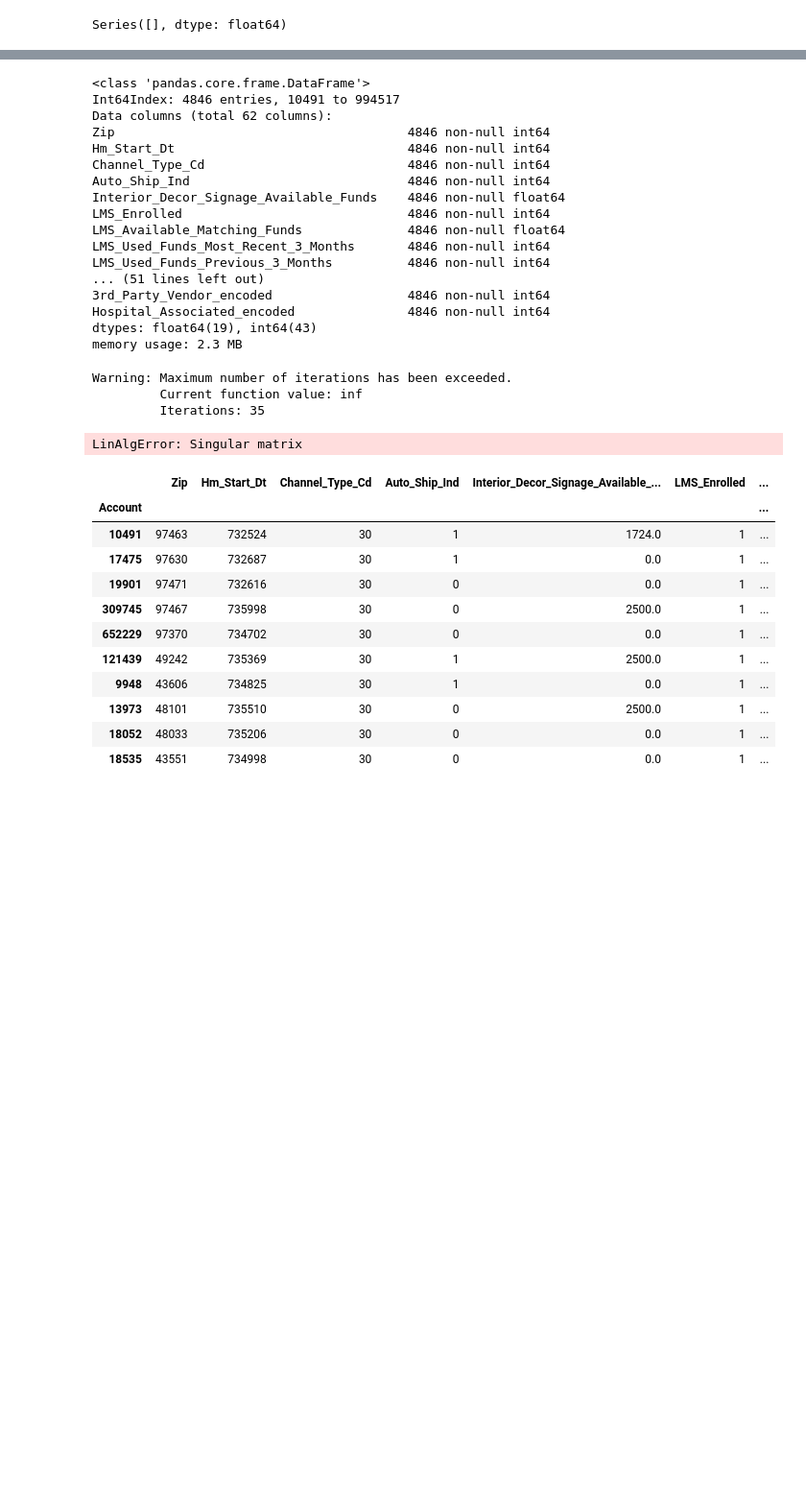
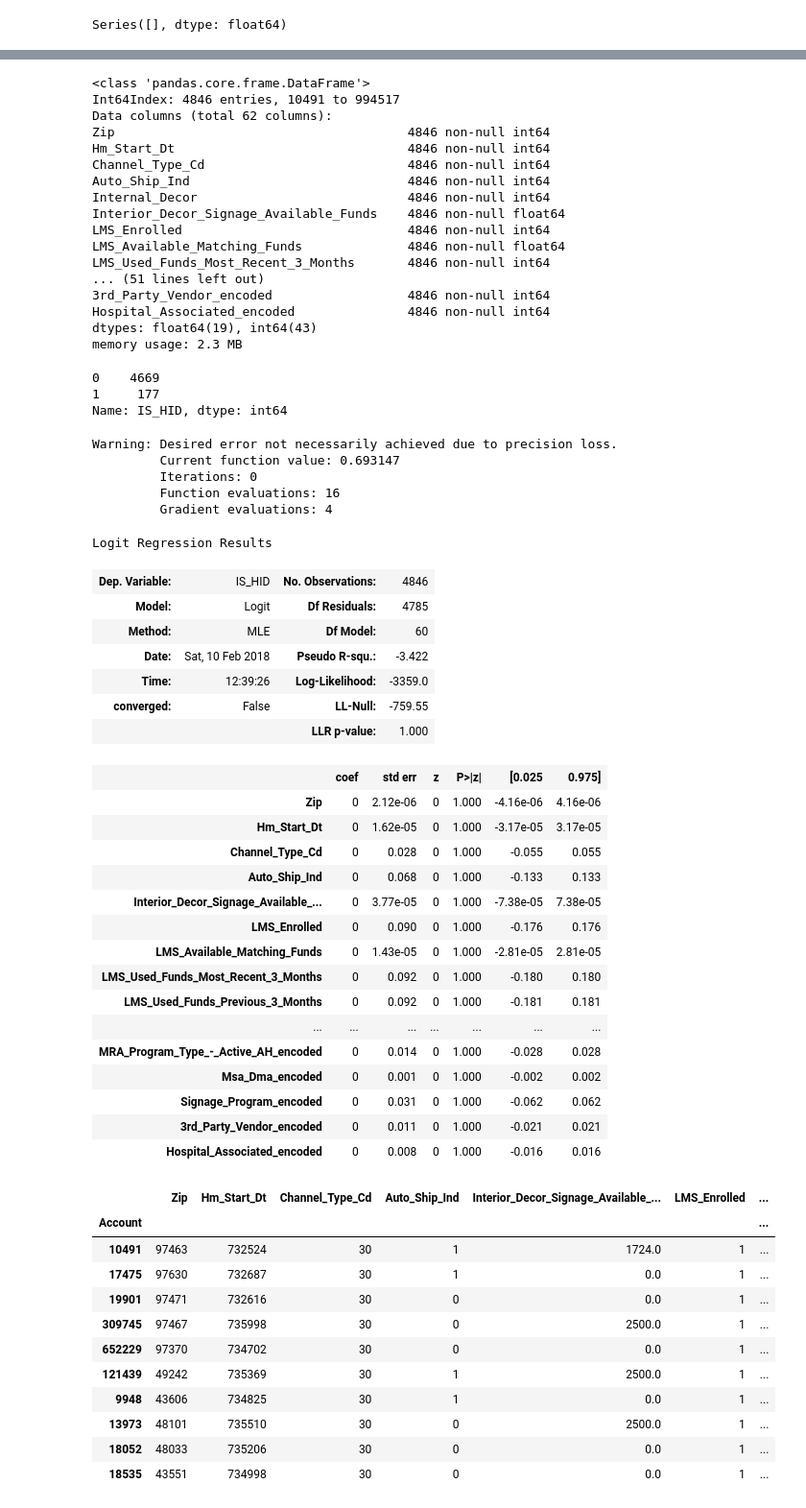
Before and after one commit to CathySoMcK/ds201_capstone, a Jupyter notebook: 340B_Initial-Copy2.ipynb, the cells around one changed output, grey strips where cells are left out. Shown at 96% size. Drawn from its saved outputs; the diff is of its cells as text; code cells hidden in the pictures; blank space fills up the shorter version.

```diff
--- a/340B_Initial-Copy2.ipynb
+++ b/340B_Initial-Copy2.ipynb
@@ -32,7 +32,7 @@ from sklearn.linear_model import LogisticRegression
 # df_raw = pd.read_excel('c:/users/elkzze1/OneDrive - McKesson Corporation/training/ds201_capstone/data/HealthMart_Performance_Data_clean.xlsx', sheet_name='Health_Mart_Store_Progam_List_c')
 # df_raw = pd.read_excel('c:/users/elkzze1/OneDrive - McKesson Corporation/training/ds201_capstone/data/HM_Master_Data_Analytics_Clean.xlsx', sheet_name='Health_Mart_Store_Progam_List_c')
 # data_path = 'c:/users/elkzze1/work/ds201_capstone_data/HM_Master_Data_Analytics_Clean.xlsx'
-df_raw = pd.read_excel('c:/users/elkzze1/OneDrive - McKesson Corporation/training/ds201_capstone/data/HM_Master_Data_Analytics_Clean.xlsx', sheet_name='Health_Mart_Store_Progam_List_c', index_col=0)
+df_raw = pd.read_excel('C:/Users/ekvtjdx/MacroHelix/data/HM_Master_Data_Analytics_Clean.xlsx', sheet_name='Health_Mart_Store_Progam_List_c', index_col=0)
 df_raw.head()
 # %% [output]
 |  | Nabp_Ncpdp | Npi_Num | Dea_Num | Target | Store_Name | Address-Delivery | City-Delivery | ST | Zip | ... |
@@ -293,11 +298,11 @@ Zip                                       4846 non-null int64
 Hm_Start_Dt                               4846 non-null int64
 Channel_Type_Cd                           4846 non-null int64
 Auto_Ship_Ind                             4846 non-null int64
+Internal_Decor                            4846 non-null int64
 Interior_Decor_Signage_Available_Funds    4846 non-null float64
 LMS_Enrolled                              4846 non-null int64
 LMS_Available_Matching_Funds              4846 non-null float64
 LMS_Used_Funds_Most_Recent_3_Months       4846 non-null int64
-LMS_Used_Funds_Previous_3_Months          4846 non-null int64
 ... (51 lines left out)
 3rd_Party_Vendor_encoded                  4846 non-null int64
 Hospital_Associated_encoded               4846 non-null int64
@@ -308,3 +311,10 @@ memory usage: 2.3 MB
+# %%
+df_clean['IS_HID'].unique()
+df_clean['IS_HID'].value_counts()
+# %% [output]
+0    4669
+1     177
+Name: IS_HID, dtype: int64
 # %%
 X = df_clean[[
        'Zip', 'Hm_Start_Dt', 'Channel_Type_Cd', 'Auto_Ship_Ind',
@@ -312,39 +322,64 @@ X = df_clean[[
        'LMS_Available_Matching_Funds', 'LMS_Used_Funds_Most_Recent_3_Months',
        'LMS_Used_Funds_Previous_3_Months', 'Open_Smart', 'PIP_Program',
        'KYN_Training', 'PQS_Program', 'Last_EQuIPP_Login', 'PQS_Enrolled_Date',
        'SCS_Program', 'Spar_Coverage_Ind', 'Specialty_Solutions',
        'Vaccine_Items', 'Vaccine_Starter', 'Vaccine_Items_Count',
        'Vaccine_Items_Sls_Amt', 'YPO', 'Tot_Sls_Amt', 'Brand_Rx_Sls_Amt',
        'Gnrc_Rx_Sls_Amt', 'Os_Gnrc_Rx_Sls_Amt', 'Otc_Sls_Amt',
        '340B_Active', 'Profitability', 'Annual_Dispense_Fee_Total',
        'Macro_PID', 'Script_Count', 'Capture_Rate', 'Specialty_Spend',
        'Specialty_Product_Purchases', 'Generic', 'Brand', 'Generic_Ratio',
        'DLC_Program_encoded', 'FEM_Program_encoded',
        'HM_Circular_Program_encoded', 'Internal_Decor',
        'PQS_Enrolled_encoded', 'ST_encoded', 'Pog_Code_Name_encoded',
        'DC_Name_encoded', 'Bus_Type_Desc_encoded', 'Region_encoded',
        'PSAO_Expanded_encoded', 'Buying_Group_encoded', 'Chain_Name_encoded',
        'Region_Name_encoded', 'Salesperson_encoded', 'AH_Program_encoded',
        'OTC_Front-end_Size_encoded', 'MRA_Program_Type_-_Active_AH_encoded',
        'Msa_Dma_encoded', 'Signage_Program_encoded',
        '3rd_Party_Vendor_encoded', 'Hospital_Associated_encoded']]
 
 y = df_clean['IS_HID']
 # X = sm.add_constant(X)
 # lr = sm.OLS(y, X)
 # lr = lr.fit()
 # lr.summary()
 logit = sm.Logit(y, X)
-logit.fit()
-logit.summary()
+result = logit.fit(method='bfgs')
+result.summary()
 # model = LogisticRegression(fit_intercept=False)
 # mdl = model.fit(X,y)
 # model.coef_
 # %% [output]
-Warning: Maximum number of iterations has been exceeded.
-         Current function value: inf
-         Iterations: 35
+Warning: Desired error not necessarily achieved due to precision loss.
+         Current function value: 0.693147
+         Iterations: 0
+         Function evaluations: 16
+         Gradient evaluations: 4
-LinAlgError: Singular matrix
+Logit Regression Results
+| Dep. Variable: | IS_HID | No. Observations: | 4846 |
+| Model: | Logit | Df Residuals: | 4785 |
+| Method: | MLE | Df Model: | 60 |
+| Date: | Sat, 10 Feb 2018 | Pseudo R-squ.: | -3.422 |
+| Time: | 12:39:26 | Log-Likelihood: | -3359.0 |
+| converged: | False | LL-Null: | -759.55 |
+|  |  | LLR p-value: | 1.000 |
+|  | coef | std err | z | P>|z| | [0.025 | 0.975] |
+| Zip | 0 | 2.12e-06 | 0 | 1.000 | -4.16e-06 | 4.16e-06 |
+| Hm_Start_Dt | 0 | 1.62e-05 | 0 | 1.000 | -3.17e-05 | 3.17e-05 |
+| Channel_Type_Cd | 0 | 0.028 | 0 | 1.000 | -0.055 | 0.055 |
+| Auto_Ship_Ind | 0 | 0.068 | 0 | 1.000 | -0.133 | 0.133 |
+| Interior_Decor_Signage_Available_... | 0 | 3.77e-05 | 0 | 1.000 | -7.38e-05 | 7.38e-05 |
+| LMS_Enrolled | 0 | 0.090 | 0 | 1.000 | -0.176 | 0.176 |
+| LMS_Available_Matching_Funds | 0 | 1.43e-05 | 0 | 1.000 | -2.81e-05 | 2.81e-05 |
+| LMS_Used_Funds_Most_Recent_3_Months | 0 | 0.092 | 0 | 1.000 | -0.180 | 0.180 |
+| LMS_Used_Funds_Previous_3_Months | 0 | 0.092 | 0 | 1.000 | -0.181 | 0.181 |
+| ... | ... | ... | ... | ... | ... | ... |
+| MRA_Program_Type_-_Active_AH_encoded | 0 | 0.014 | 0 | 1.000 | -0.028 | 0.028 |
+| Msa_Dma_encoded | 0 | 0.001 | 0 | 1.000 | -0.002 | 0.002 |
+| Signage_Program_encoded | 0 | 0.031 | 0 | 1.000 | -0.062 | 0.062 |
+| 3rd_Party_Vendor_encoded | 0 | 0.011 | 0 | 1.000 | -0.021 | 0.021 |
+| Hospital_Associated_encoded | 0 | 0.008 | 0 | 1.000 | -0.016 | 0.016 |
 # %%
 X.head(10)
 # %% [output]
```
Also changed, not shown: parts of 27 cells of this notebook.
